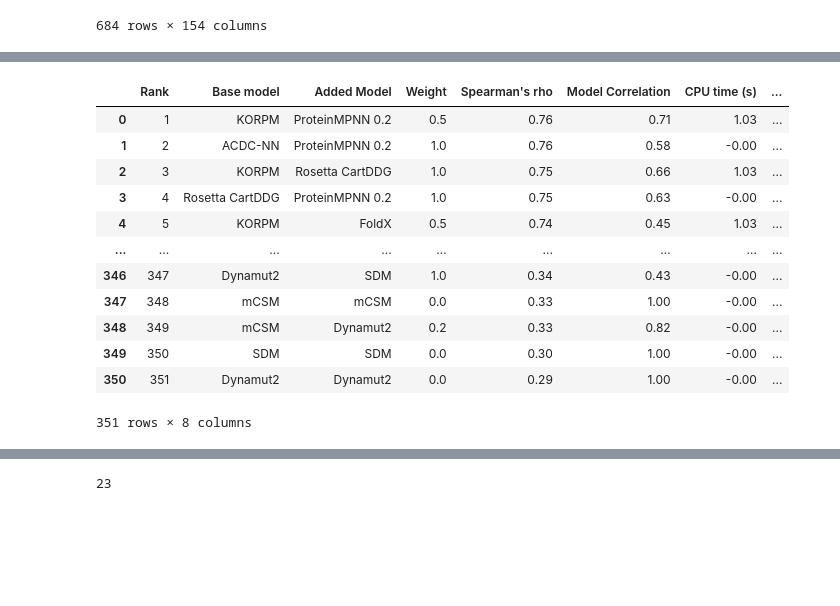
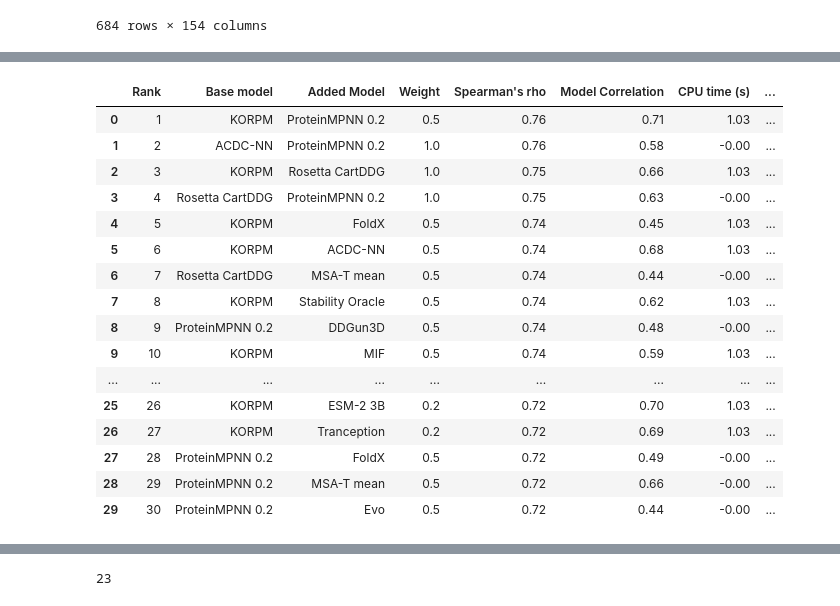
Before and after one commit to skalyaanamoorthy/PSLMs, a Jupyter notebook: analysis_notebooks/ssym_analysis.ipynb, the cells around one changed output, grey strips where cells are left out. Saved outputs shown, nothing was run; the diff lists cells and outputs as text; code cells hidden in the pictures; blank space fills up the shorter version.

```diff
--- a/analysis_notebooks/ssym_analysis.ipynb
+++ b/analysis_notebooks/ssym_analysis.ipynb
@@ -787,26 +787,30 @@ Dropped 1368 columns with errors
 # %%
 stat_df_ = stat_df.applymap(lambda x: np.nan if x==-0.0001 else x)
 stat_df_ = stat_df.applymap(lambda x: round(x, 2) if type(x)==float else x)
 for source, target in remap_names.items():
     stat_df_.loc[stat_df_['model1']==source, 'model1'] = target
     stat_df_.loc[stat_df_['model2']==source, 'model2'] = target
 stat_df_ = stat_df_.reset_index().drop('weight1', axis=1).rename({'rank': 'Rank', 'model1': 'Base model', 'model2': 'Added Model', 'weight2': 'Weight', 'corr': 'Model Correlation', 'runtime_cpu': 'CPU time (s)', 'runtime_gpu': 'GPU time (s)', 'spearman': 'Spearman\'s rho'}, axis=1)
 stat_df_.to_csv('../data/stat_df_ssym.csv')
-stat_df_
+stat_df_.head(30)
 # %% [output]
 |  | Rank | Base model | Added Model | Weight | Spearman's rho | Model Correlation | CPU time (s) | ... |
 | 0 | 1 | KORPM | ProteinMPNN 0.2 | 0.5 | 0.76 | 0.71 | 1.03 | ... |
 | 1 | 2 | ACDC-NN | ProteinMPNN 0.2 | 1.0 | 0.76 | 0.58 | -0.00 | ... |
 | 2 | 3 | KORPM | Rosetta CartDDG | 1.0 | 0.75 | 0.66 | 1.03 | ... |
 | 3 | 4 | Rosetta CartDDG | ProteinMPNN 0.2 | 1.0 | 0.75 | 0.63 | -0.00 | ... |
 | 4 | 5 | KORPM | FoldX | 0.5 | 0.74 | 0.45 | 1.03 | ... |
+| 5 | 6 | KORPM | ACDC-NN | 0.5 | 0.74 | 0.68 | 1.03 | ... |
+| 6 | 7 | Rosetta CartDDG | MSA-T mean | 0.5 | 0.74 | 0.44 | -0.00 | ... |
+| 7 | 8 | KORPM | Stability Oracle | 0.5 | 0.74 | 0.62 | 1.03 | ... |
+| 8 | 9 | ProteinMPNN 0.2 | DDGun3D | 0.5 | 0.74 | 0.48 | -0.00 | ... |
+| 9 | 10 | KORPM | MIF | 0.5 | 0.74 | 0.59 | 1.03 | ... |
 | ... | ... | ... | ... | ... | ... | ... | ... | ... |
-| 346 | 347 | Dynamut2 | SDM | 1.0 | 0.34 | 0.43 | -0.00 | ... |
-| 347 | 348 | mCSM | mCSM | 0.0 | 0.33 | 1.00 | -0.00 | ... |
-| 348 | 349 | mCSM | Dynamut2 | 0.2 | 0.33 | 0.82 | -0.00 | ... |
-| 349 | 350 | SDM | SDM | 0.0 | 0.30 | 1.00 | -0.00 | ... |
-| 350 | 351 | Dynamut2 | Dynamut2 | 0.0 | 0.29 | 1.00 | -0.00 | ... |
+| 25 | 26 | KORPM | ESM-2 3B | 0.2 | 0.72 | 0.70 | 1.03 | ... |
+| 26 | 27 | KORPM | Tranception | 0.2 | 0.72 | 0.69 | 1.03 | ... |
+| 27 | 28 | ProteinMPNN 0.2 | FoldX | 0.5 | 0.72 | 0.49 | -0.00 | ... |
+| 28 | 29 | ProteinMPNN 0.2 | MSA-T mean | 0.5 | 0.72 | 0.66 | -0.00 | ... |
+| 29 | 30 | ProteinMPNN 0.2 | Evo | 0.5 | 0.72 | 0.44 | -0.00 | ... |
-351 rows × 8 columns
 # %%
 importlib.reload(analysis_utils)
 
```
Also changed, not shown: parts of 6 cells of this notebook, 1 other file.
